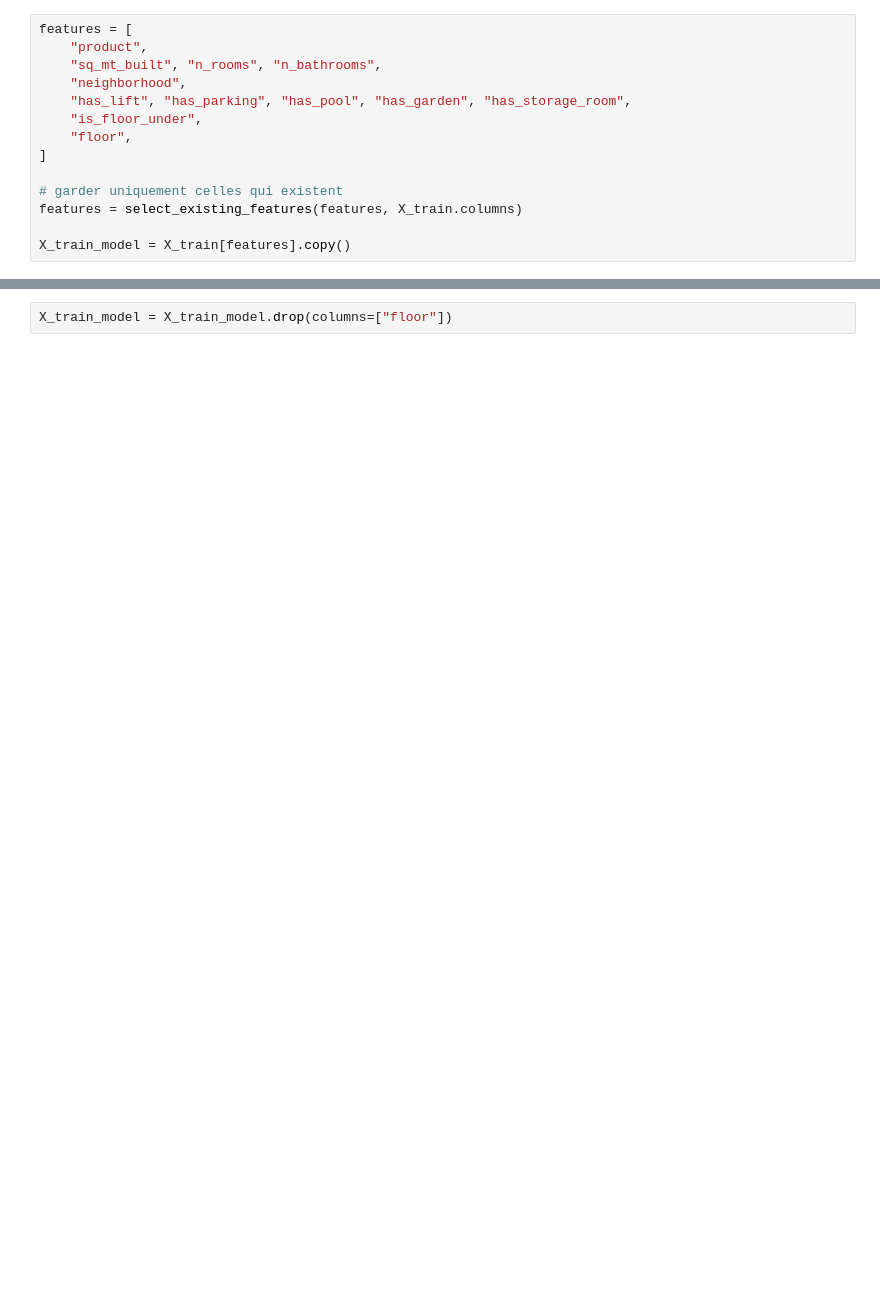
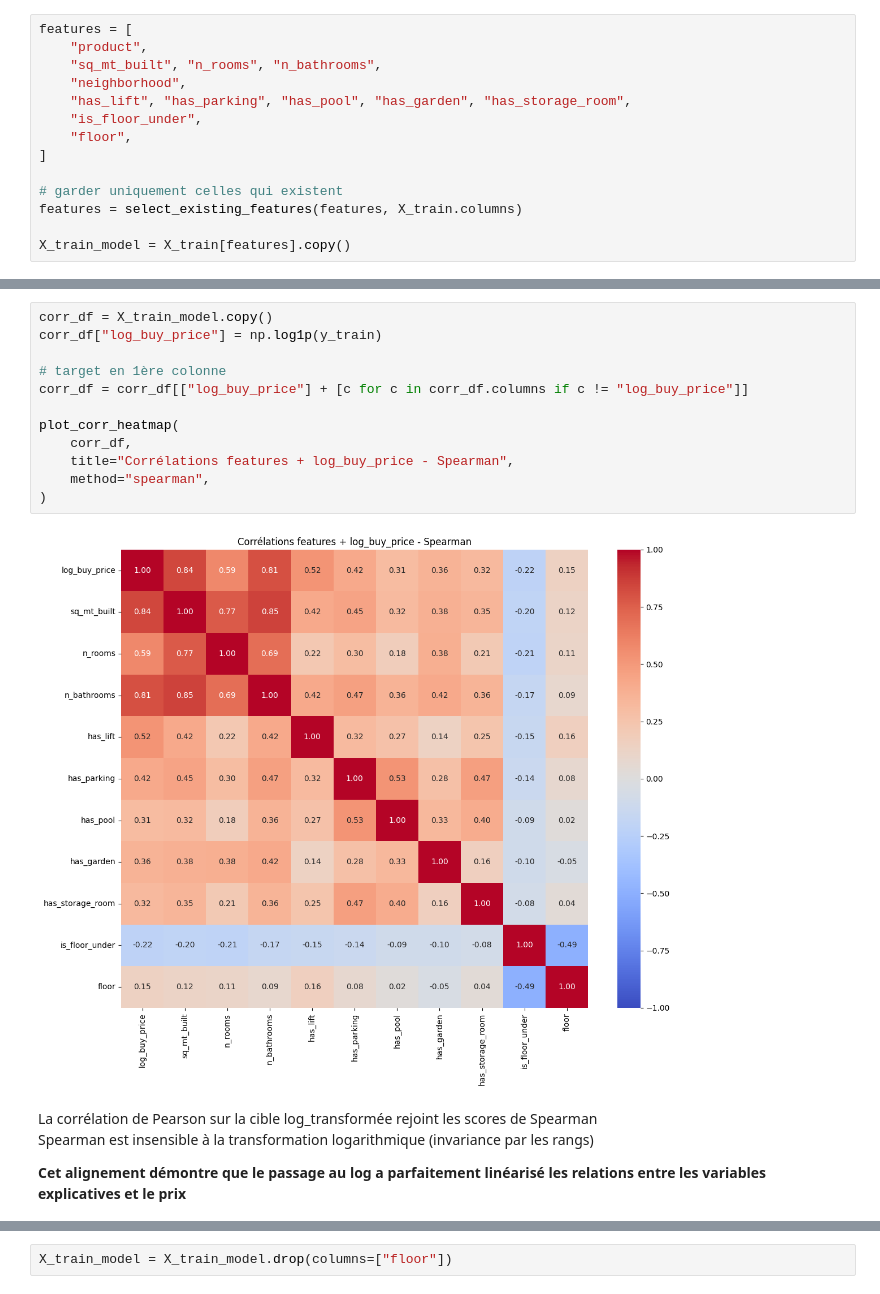
Before and after one commit to bruno-coulet/apartment-hunter, a Jupyter notebook: 2_analysis.ipynb, the cells around one changed output, grey strips where cells are left out. Drawn from its saved outputs; the diff is of its cells as text; blank space fills up the shorter version.

```diff
--- a/2_analysis.ipynb
+++ b/2_analysis.ipynb
@@ -409,0 +488,20 @@ plot_corr_heatmap(
+# %%
+corr_df = X_train_model.copy()
+corr_df["log_buy_price"] = np.log1p(y_train)
+
+# target en 1ère colonne
+corr_df = corr_df[["log_buy_price"] + [c for c in corr_df.columns if c != "log_buy_price"]]
+
+plot_corr_heatmap(
+    corr_df,
+    title="Corrélations features + log_buy_price - Spearman",
+    method="spearman",
+)
+# %% [output]
+[figure, added]
+# %% [markdown]
+<p>La corrélation de Pearson sur la cible log_transformée rejoint les scores de Spearman<br>
+Spearman est insensible à la transformation logarithmique (invariance par les rangs)</p>
+<strong>
+Cet alignement démontre que le passage au log a parfaitement linéarisé les relations entre les variables explicatives et le prix
+</strong>
```
Also changed, not shown: parts of 30 cells of this notebook, 4 other files.
